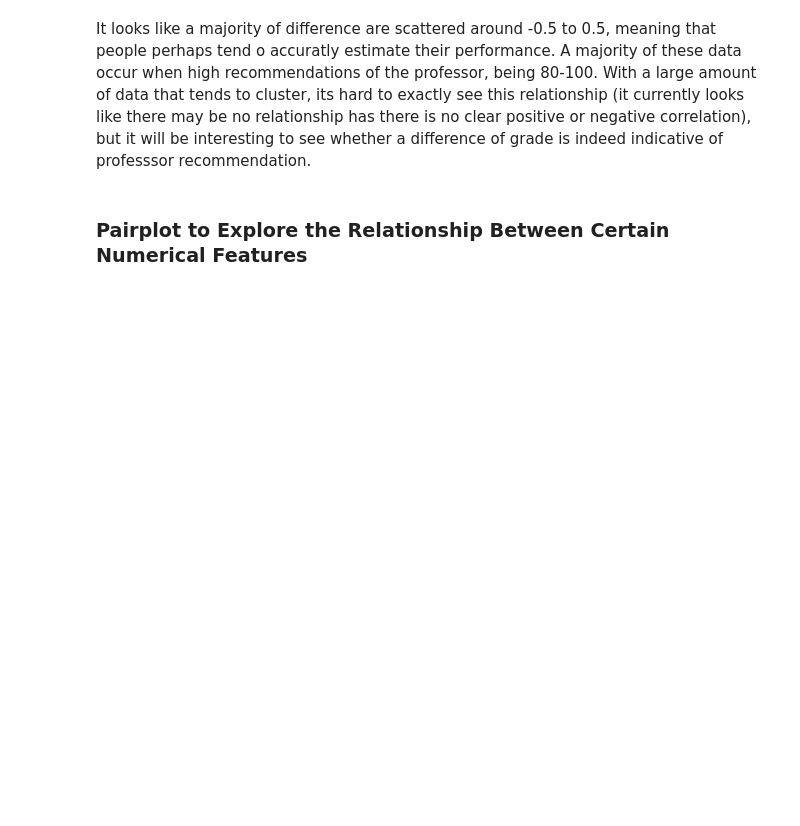
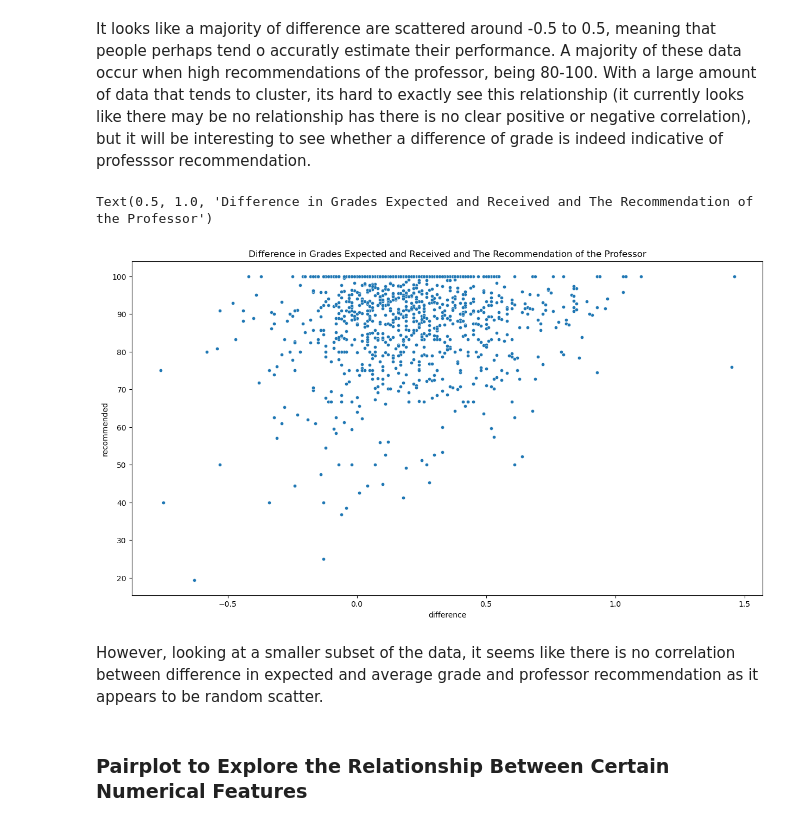
Before and after one commit to pallavisprabhu/UCSD-Capes-Analysis, a Jupyter notebook: EDACheckpoint_Group015_FA23.ipynb, the cells around one changed output. Drawn from its saved outputs; the diff is of its cells as text; code cells hidden in the pictures; blank space fills up the shorter version.

```diff
--- a/EDACheckpoint_Group015_FA23.ipynb
+++ b/EDACheckpoint_Group015_FA23.ipynb
@@ -455,6 +457,18 @@ Text(0.5, 1.0, 'Difference in Grades Expected and Received and The Recommendatio
 [figure]
 # %% [markdown]
 It looks like a majority of difference are scattered around -0.5 to 0.5, meaning that people perhaps tend o accuratly estimate their performance. A majority of these data occur when high recommendations of the professor, being 80-100. With a large amount of data that tends to cluster, its hard to exactly see this relationship (it currently looks like there may be no relationship has there is no clear positive or negative correlation), but it will be interesting to see whether a difference of grade is indeed indicative of professsor recommendation.
+# %%
+#Looking at a smaller subset of data to see if there is a relationship
+sampled = df.sample(1000)
+
+plt.figure(figsize=(15,8))
+sns.scatterplot(data=sampled, x='difference', y='recommended', s=20)
+plt.title('Difference in Grades Expected and Received and The Recommendation of the Professor')
+# %% [output]
+Text(0.5, 1.0, 'Difference in Grades Expected and Received and The Recommendation of the Professor')
+[figure, added]
+# %% [markdown]
+However, looking at a smaller subset of the data, it seems like there is no correlation between difference in expected and average grade and professor recommendation as it appears to be random scatter.
 # %% [markdown]
 ### Pairplot to Explore the Relationship Between Certain Numerical Features
 # %%
```
Also changed, not shown: parts of 1 cell of this notebook.
